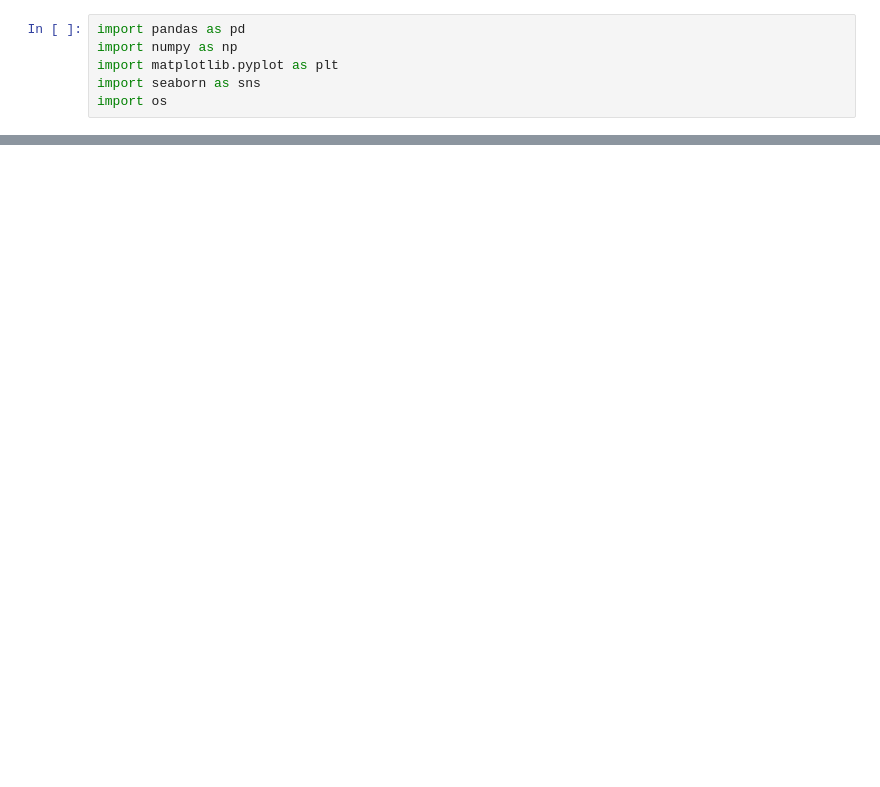
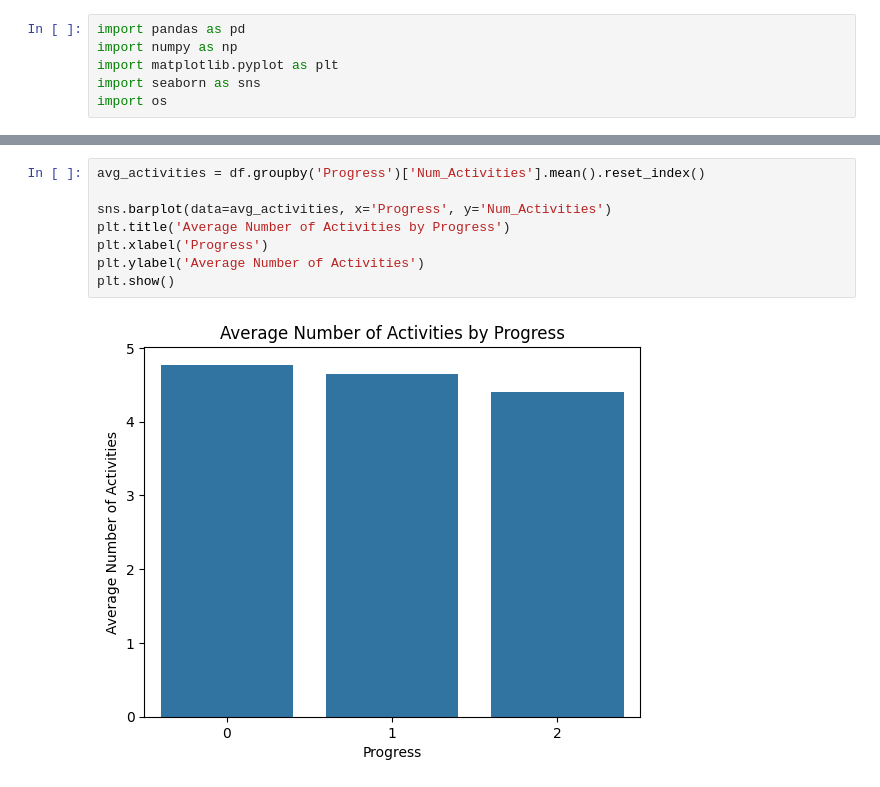
Before and after one commit to janaveniice/MAD-SleepProgressAI, a Jupyter notebook: model.ipynb, the cells around one changed output, grey strips where cells are left out. Cells and saved outputs as stored; diff of their text form; blank space fills up the shorter version.

```diff
--- a/model.ipynb
+++ b/model.ipynb
@@ -15,0 +66,10 @@ FileNotFoundError: [Errno 2] No such file or directory: '../dataset/dataset.csv'
+# %%
+avg_activities = df.groupby('Progress')['Num_Activities'].mean().reset_index()
+
+sns.barplot(data=avg_activities, x='Progress', y='Num_Activities')
+plt.title('Average Number of Activities by Progress')
+plt.xlabel('Progress')
+plt.ylabel('Average Number of Activities')
+plt.show()
+# %% [output]
+[figure, added]
```
Also changed, not shown: parts of 13 cells of this notebook, 4 other files.
